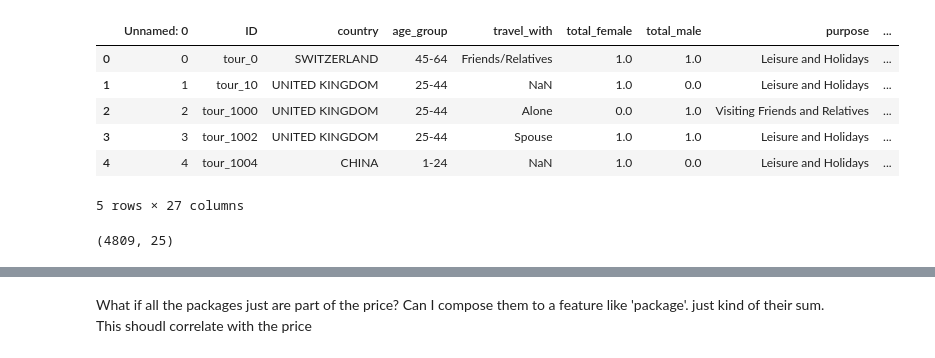
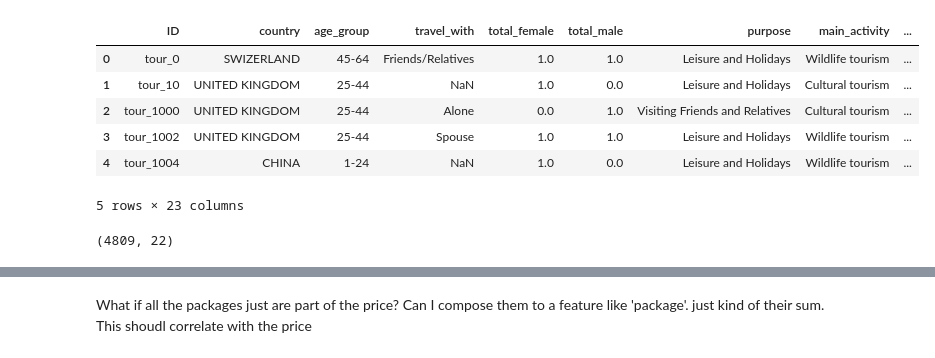
Before and after one commit to n0imaginati0n/nazania-tourism-project, a Jupyter notebook: EDA_viktar.ipynb, the cells around one changed output, grey strips where cells are left out. Drawn from its saved outputs; the diff is of its cells as text; code cells hidden in the pictures.

```diff
--- a/EDA_viktar.ipynb
+++ b/EDA_viktar.ipynb
@@ -8,21 +8,21 @@ from tanzania import Colors, save_png
 
 Colors.init_colors()
 # %%
-train_data = pd.read_csv('data/merged.csv')
+train_data = pd.read_csv('data/Train.csv')
 train_data.head()
 # %% [output]
-|  | Unnamed: 0 | ID | country | age_group | travel_with | total_female | total_male | purpose | ... |
-| 0 | 0 | tour_0 | SWITZERLAND | 45-64 | Friends/Relatives | 1.0 | 1.0 | Leisure and Holidays | ... |
-| 1 | 1 | tour_10 | UNITED KINGDOM | 25-44 | NaN | 1.0 | 0.0 | Leisure and Holidays | ... |
-| 2 | 2 | tour_1000 | UNITED KINGDOM | 25-44 | Alone | 0.0 | 1.0 | Visiting Friends and Relatives | ... |
-| 3 | 3 | tour_1002 | UNITED KINGDOM | 25-44 | Spouse | 1.0 | 1.0 | Leisure and Holidays | ... |
-| 4 | 4 | tour_1004 | CHINA | 1-24 | NaN | 1.0 | 0.0 | Leisure and Holidays | ... |
+|  | ID | country | age_group | travel_with | total_female | total_male | purpose | main_activity | ... |
+| 0 | tour_0 | SWIZERLAND | 45-64 | Friends/Relatives | 1.0 | 1.0 | Leisure and Holidays | Wildlife tourism | ... |
+| 1 | tour_10 | UNITED KINGDOM | 25-44 | NaN | 1.0 | 0.0 | Leisure and Holidays | Cultural tourism | ... |
+| 2 | tour_1000 | UNITED KINGDOM | 25-44 | Alone | 0.0 | 1.0 | Visiting Friends and Relatives | Cultural tourism | ... |
+| 3 | tour_1002 | UNITED KINGDOM | 25-44 | Spouse | 1.0 | 1.0 | Leisure and Holidays | Wildlife tourism | ... |
+| 4 | tour_1004 | CHINA | 1-24 | NaN | 1.0 | 0.0 | Leisure and Holidays | Wildlife tourism | ... |
-5 rows × 27 columns
+5 rows × 23 columns
 # %%
-train_data.drop(['Unnamed: 0', 'ID'], axis=1, inplace=True)
+train_data.drop('ID', axis=1, inplace=True)
 train_data.shape
 # %% [output]
-(4809, 25)
+(4809, 22)
 # %%
 train_data.info()
 # %% [output]
```
Also changed, not shown: parts of 13 cells of this notebook, 4 other files.
